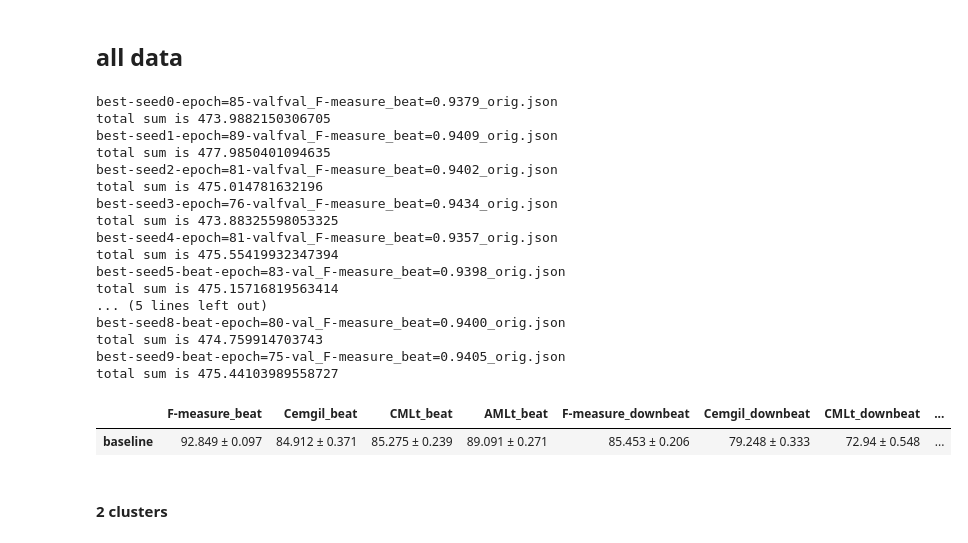
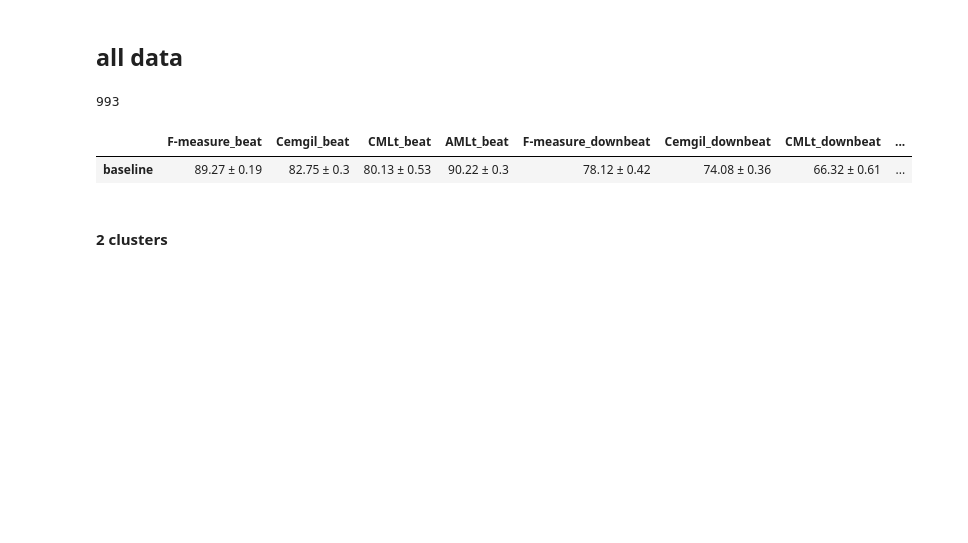
Before and after one commit to PulyaPolya/beat_this, a Jupyter notebook: results_evaluation.ipynb, the cells around one changed output. Drawn from its saved outputs; the diff is of its cells as text; code cells hidden in the pictures; blank space fills up the shorter version.

```diff
--- a/results_evaluation.ipynb
+++ b/results_evaluation.ipynb
@@ -3535,36 +3584,20 @@ def extract_mean(series):
 # %%
 seeds = [0,1, 2,3,4,5,6,7,8,9]
 names =["full_model_trial12"]
-json_path = "json_val_scores"
+json_path = "json_test_scores"
 df_seeds_mean, df_seeds_std, df_final_baseline = get_total_results_new(seeds = seeds, json_val_path = json_path, full = True, names = names ) #rename_columns="baseline"
 configs = {
 
     "baseline": df_final_baseline
 }
 final_df = pd.DataFrame(configs).T
 # #final_df["F1average"] = final_df[["F-measure_beat","F-measure_downbeat"]].mean(axis=1).round(3).astype(str)
 final_df
 #diff_vs_baseline = get_baseliine_diff (final_df , num_trials=1)
 # %% [output]
-best-seed0-epoch=85-valfval_F-measure_beat=0.9379_orig.json
-total sum is 473.9882150306705
-best-seed1-epoch=89-valfval_F-measure_beat=0.9409_orig.json
-total sum is 477.9850401094635
-best-seed2-epoch=81-valfval_F-measure_beat=0.9402_orig.json
-total sum is 475.014781632196
-best-seed3-epoch=76-valfval_F-measure_beat=0.9434_orig.json
-total sum is 473.88325598053325
-best-seed4-epoch=81-valfval_F-measure_beat=0.9357_orig.json
-total sum is 475.55419932347394
-best-seed5-beat-epoch=83-val_F-measure_beat=0.9398_orig.json
-total sum is 475.15716819563414
-... (5 lines left out)
-best-seed8-beat-epoch=80-val_F-measure_beat=0.9400_orig.json
-total sum is 474.759914703743
-best-seed9-beat-epoch=75-val_F-measure_beat=0.9405_orig.json
-total sum is 475.44103989558727
+993
 |  | F-measure_beat | Cemgil_beat | CMLt_beat | AMLt_beat | F-measure_downbeat | Cemgil_downbeat | CMLt_downbeat | ... |
-| baseline | 92.849 ± 0.097 | 84.912 ± 0.371 | 85.275 ± 0.239 | 89.091 ± 0.271 | 85.453 ± 0.206 | 79.248 ± 0.333 | 72.94 ± 0.548 | ... |
+| baseline | 89.27 ± 0.19 | 82.75 ± 0.3 | 80.13 ± 0.53 | 90.22 ± 0.3 | 78.12 ± 0.42 | 74.08 ± 0.36 | 66.32 ± 0.61 | ... |
 # %% [markdown]
 #### 2 clusters
 # %%
```
Also changed, not shown: parts of 4 cells of this notebook, 1 other file.
